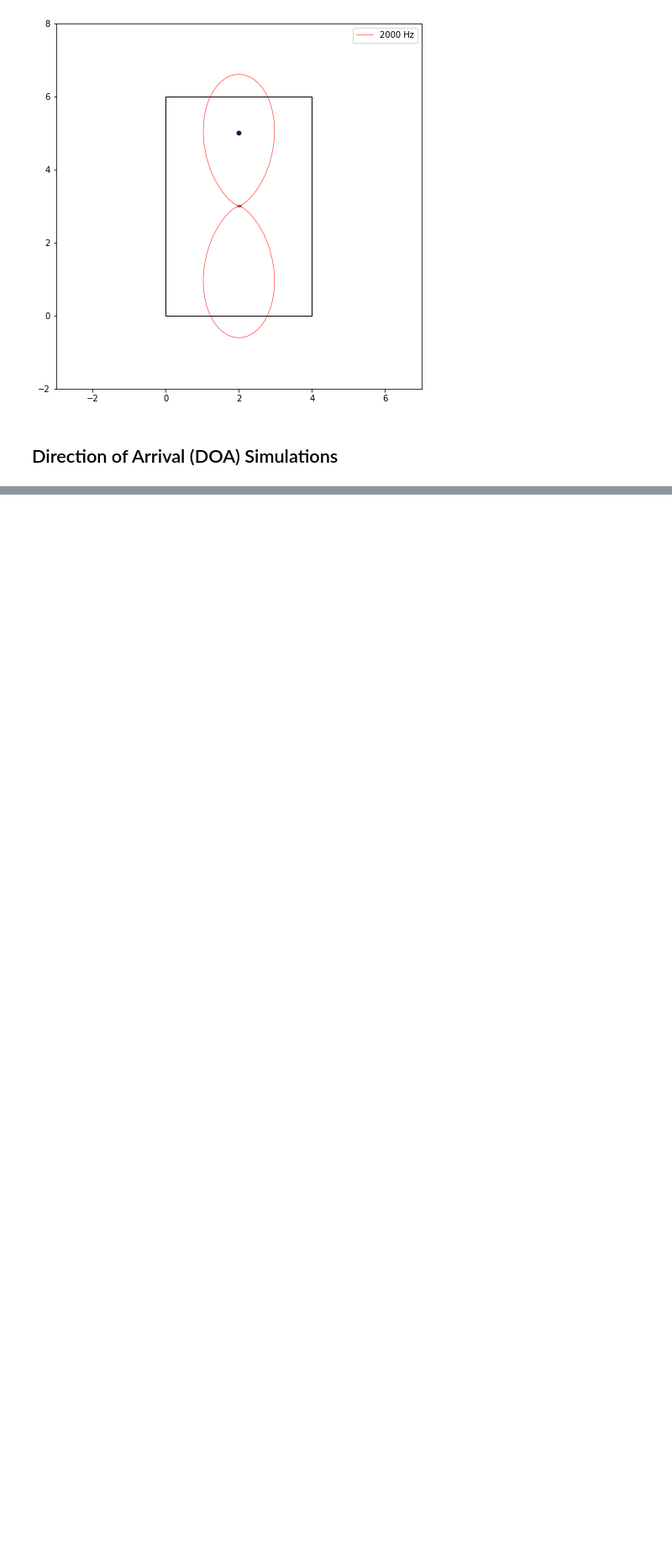
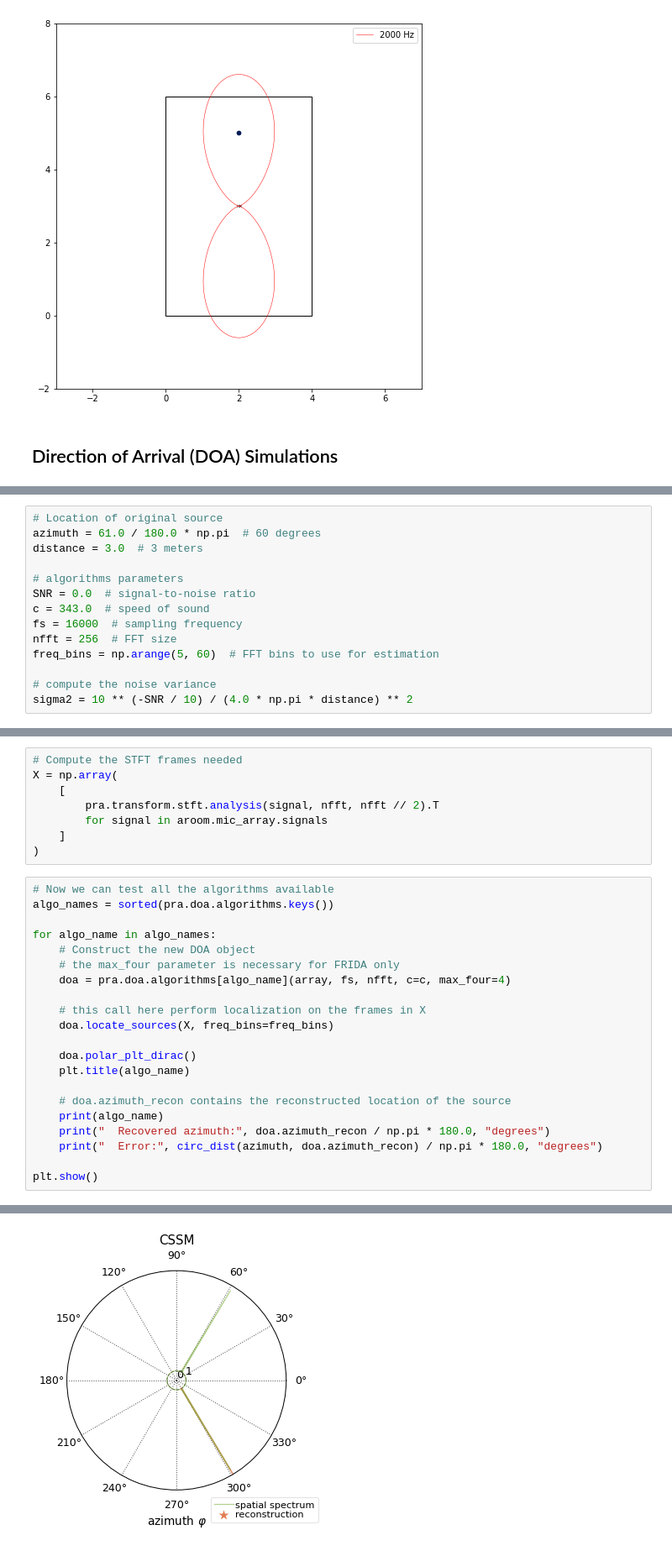
Before and after one commit to uwasystemhealth/VM3000-Microphones, a Jupyter notebook: AudioPlayground1.ipynb, the cells around one changed output, grey strips where cells are left out. Shown at 84% size. Drawn from its saved outputs; the diff is of its cells as text; blank space fills up the shorter version.

```diff
--- a/AudioPlayground1.ipynb
+++ b/AudioPlayground1.ipynb
@@ -250,0 +260,14 @@ ValueError: could not broadcast input array from shape (48522) into shape (48521
+# %%
+# Location of original source
+azimuth = 61.0 / 180.0 * np.pi  # 60 degrees
+distance = 3.0  # 3 meters
+
+# algorithms parameters
+SNR = 0.0  # signal-to-noise ratio
+c = 343.0  # speed of sound
+fs = 16000  # sampling frequency
+nfft = 256  # FFT size
+freq_bins = np.arange(5, 60)  # FFT bins to use for estimation
+
+# compute the noise variance
+sigma2 = 10 ** (-SNR / 10) / (4.0 * np.pi * distance) ** 2
@@ -250,0 +294,30 @@ ValueError: could not broadcast input array from shape (48522) into shape (48521
+# %%
+# Compute the STFT frames needed
+X = np.array(
+    [
+        pra.transform.stft.analysis(signal, nfft, nfft // 2).T
+        for signal in aroom.mic_array.signals
+    ]
+)
+# %%
+# Now we can test all the algorithms available
+algo_names = sorted(pra.doa.algorithms.keys())
+
+for algo_name in algo_names:
+    # Construct the new DOA object
+    # the max_four parameter is necessary for FRIDA only
+    doa = pra.doa.algorithms[algo_name](array, fs, nfft, c=c, max_four=4)
+
+    # this call here perform localization on the frames in X
+    doa.locate_sources(X, freq_bins=freq_bins)
+
+    doa.polar_plt_dirac()
+    plt.title(algo_name)
+
+    # doa.azimuth_recon contains the reconstructed location of the source
+    print(algo_name)
+    print("  Recovered azimuth:", doa.azimuth_recon / np.pi * 180.0, "degrees")
+    print("  Error:", circ_dist(azimuth, doa.azimuth_recon) / np.pi * 180.0, "degrees")
+
+plt.show()
+# %% [output]
@@ -250,0 +328 @@ ValueError: could not broadcast input array from shape (48522) into shape (48521
+[figure, added]
```
Also changed, not shown: parts of 6 cells of this notebook.
